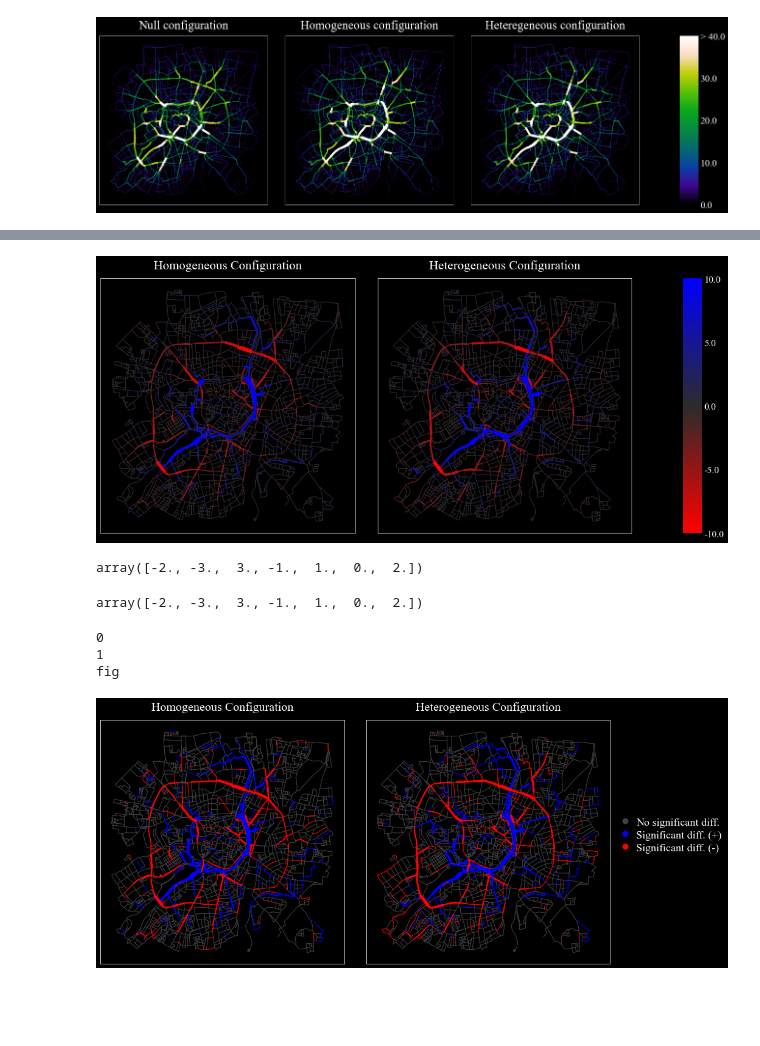
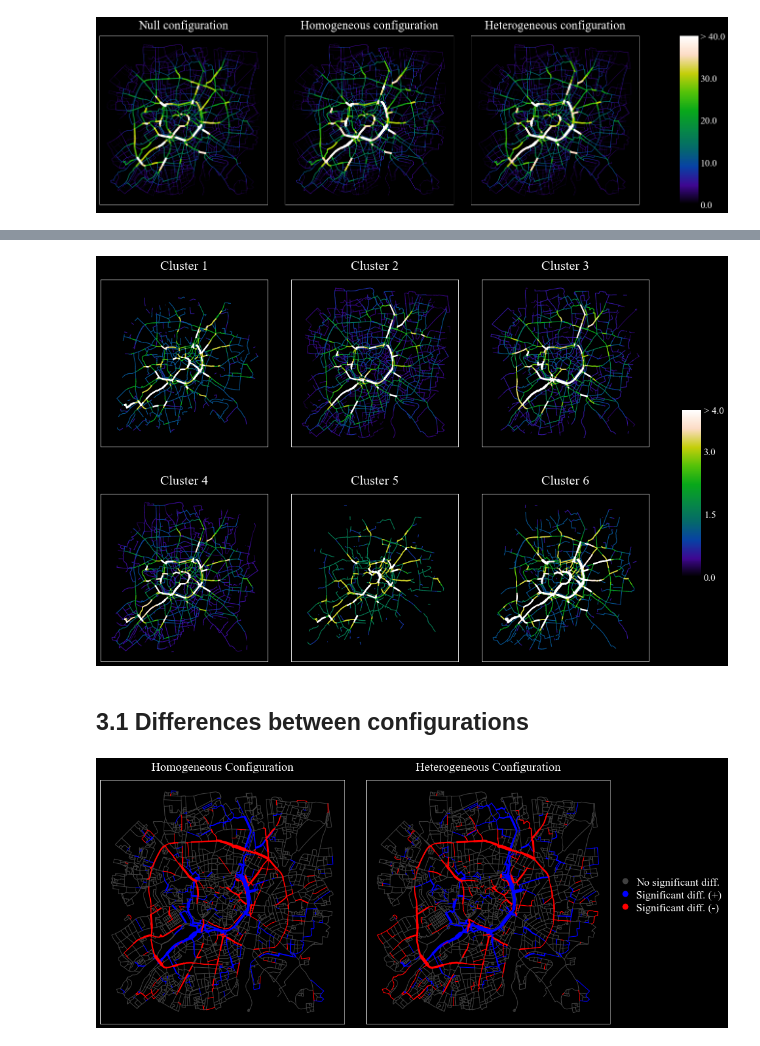
Before and after one commit to g-filomena/PedSimCity-Evaluation, a Jupyter notebook: 03-EmpiricalABM_Evaluation.ipynb, the cells around one changed output, grey strips where cells are left out. Drawn from its saved outputs; the diff is of its cells as text; code cells hidden in the pictures; blank space fills up the shorter version.

```diff
--- a/03-EmpiricalABM_Evaluation.ipynb
+++ b/03-EmpiricalABM_Evaluation.ipynb
@@ -391,0 +196,7 @@ edges.to_file(output_path+'_pedSim_empirical.shp', use_unicode=True, driver='ESR
+# %%
+## reloading routes if already processed
+routes_gdfs = []
+for n, configuration in enumerate(configurations):
+    routes_gdf = gpd.read_file(output_path+'_'+configuration+'_routes.shp', driver='ESRI Shapefile')
+    routes_gdf['edgeIDs'] = routes_gdf.apply(lambda row: af.get_edgesID(row, routes_gdf.columns) , axis = 1)
+    routes_gdfs.append(routes_gdf)
@@ -391,0 +286,10 @@ edges.to_file(output_path+'_pedSim_empirical.shp', use_unicode=True, driver='ESR
+# %%
+for cluster in list(clusters):
+    tmp = routes_gdf[routes_gdf.group == cluster].copy()
+    print()
+    print("Within", cluster+":")
+    print("median routes' lenght:", round(tmp.geometry.length.median(),3))
+    print("mean routes' lenght:", round(tmp.geometry.length.mean(),3))
+    tmp['sp_dist'] = tmp.apply(lambda row: distances[str(row['O'])+"-"+str(row['D'])], axis = 1)
+    tmp['sp_dev'] = tmp.geometry.length/tmp['sp_dist']
+    print("median routes' deviation from SP", round(tmp['sp_dev'].median(),3))
@@ -590,25 +408,0 @@ def plot_gdfs(list_gdfs = [], column = None, ncols = 2, main_title = None, title
-# %%
-black_l = ci.lighten_color('black', 0.83)
-subtitles = ['Homogeneous Configuration', 'Heterogeneous Configuration']
-edges['homo_diff'] = edges['population'] - edges['nullGroup']
-edges['hetero_diff'] = edges['hetero'] - edges['nullGroup']
-cols = ['homo_diff', 'hetero_diff']
-norm = mpl.colors.Normalize(vmin = -10, vmax = 10)
-cmap = LinearSegmentedColormap.from_list('BkR',['red', black_l,'blue',])
-
-sign_homo = edges[edges.hetero_pvalue <= 0.05].copy()
-sign_hetero = edges[edges.homo_pvalue <= 0.05].copy()
-
-fig = ci.plot_gdfs(edges, columns = cols, cmap = cmap, titles = subtitles, norm = norm,
-                       legend = False, cbar = True, cbar_ticks = 4, cbar_max_symbol = False, lw_factor = 0.55,
-                       axes_frame = True, black_background = True)
-# %% [output]
-[figure, removed]
-# %%
-edges['homo_pvalue_cl'].unique()
-# %% [output]
-array([-2., -3.,  3., -1.,  1.,  0.,  2.])
-# %%
-edges['homo_pvalue'].unique()
-# %% [output]
-array([-2., -3.,  3., -1.,  1.,  0.,  2.])
@@ -637,0 +409,13 @@ def _generate_legend_ax(ax, font_size, black_background):
+# %%
+for cluster in clusters:
+    edges[cluster+"_%"] = edges[cluster]/(301*summary_clusters.loc[cluster].portion*3)*100
+
+columns = [cluster+"_%" for cluster in clusters]
+titles = ['Cluster 1','Cluster 2','Cluster 3','Cluster 4','Cluster 5', 'Cluster 6']
+
+norm = mpl.colors.Normalize(vmin = 0, vmax = 4)
+fig = ci.plot_gdf_grid(edges, ncols = 3, fig_size = 15, columns = columns, titles = titles, cmap = ci.kindlmann(),
+                    norm = norm, legend = False, cbar = True, cbar_ticks = 3, cbar_max_symbol = True, lw_factor = 0.55,
+                    axes_frame = True,  black_background = True)
+# %% [output]
+[figure, added]
@@ -638,28 +424,23 @@ def _generate_legend_ax(ax, font_size, black_background):
+# %% [markdown]
+## 3.1 Differences between configurations
 # %%
+# building the colormap
 black_l = ci.lighten_color('black', 0.75)
 black_c = ci.lighten_color('grey', 1.00)
 red_l = ci.lighten_color('red', 0.40)
 blue_l = ci.lighten_color('yellow', 0.40)
-# black_l = ci.lighten_color('black', 0.83)
+cmap = LinearSegmentedColormap.from_list('BkR',['red', red_l, black_l,black_c, black_l, blue_l, 'blue',])
 
 subtitles = ['Homogeneous Configuration', 'Heterogeneous Configuration']
 edges['homo_diff'] = abs(edges['population'] - edges['nullGroup'])
 edges['hetero_diff'] = abs(edges['hetero'] - edges['nullGroup'])
-lw_columns = ['homo_diff', 'hetero_diff']
-cols = ['homo_pvalue_cl', 'hetero_pvalue_cl']
-# norm = mpl.colors.Normalize(vmin = -10, vmax = 10)
-cmap = LinearSegmentedColormap.from_list('BkR',['red', red_l, black_l,black_c, black_l, blue_l, 'blue',])
 
-list_colors = [black_l, 'blue','red',]
+lw_columns = ['homo_diff', 'hetero_diff'] ## regulating line width
+columns = ['homo_pvalue_cl', 'hetero_pvalue_cl']
+
 cmap = LinearSegmentedColormap.from_list('custom_cmap', list_colors)
-# # lw_factor = 0.55
-# bins = [+3, +2, +1, 0, +1, +2, +3]
-fig = plot_gdf_grid(edges, columns = cols, classes = 5, cmap = cmap, titles = subtitles, legend = True,
-                    axes_frame = True, scheme = None,
-                       lw_columns = lw_columns, lw_factor = 0.55, black_background = True)
+fig = plot_gdf_grid(edges, columns = columns, classes = 5, cmap = cmap, titles = subtitles, legend = True,
+                    axes_frame = True, scheme = None, lw_columns = lw_columns, lw_factor = 0.55, black_background = True)
 # %% [output]
-0
-1
-fig
 [figure]
 # %%
```
Also changed, not shown: parts of 72 cells of this notebook, 43 other files.
